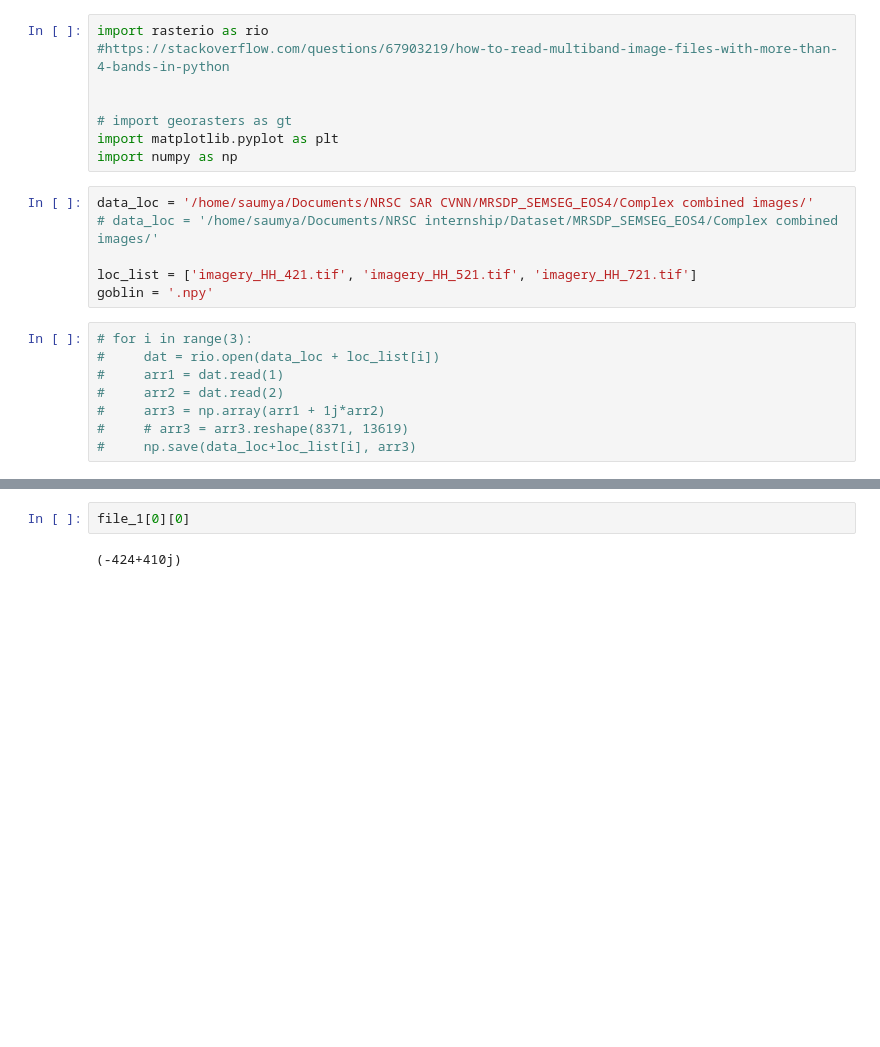
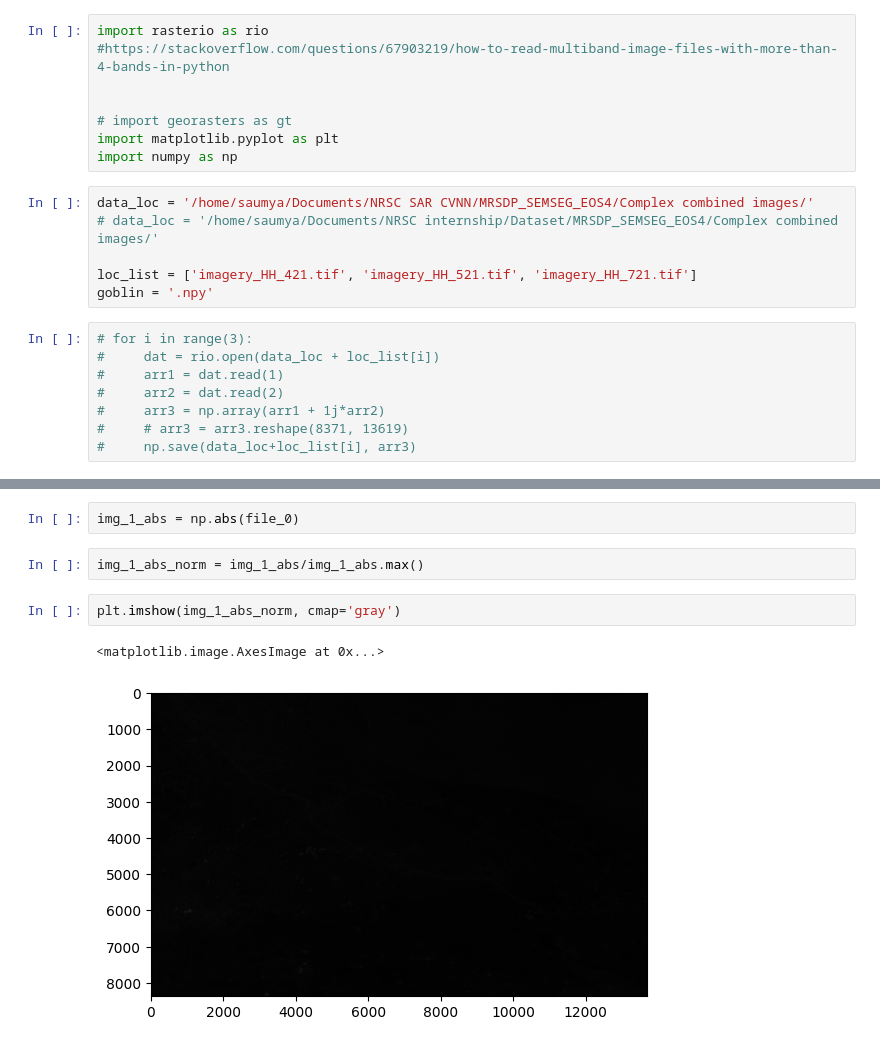
Before and after one commit to CaffineAddic/Complex-Value-Neural-Network-for-SAR-images-, a Jupyter notebook: Reading_tif_as_cmplx.ipynb, the cells around one changed output, grey strips where cells are left out. Drawn from its saved outputs; the diff is of its cells as text; blank space fills up the shorter version.

```diff
--- a/Reading_tif_as_cmplx.ipynb
+++ b/Reading_tif_as_cmplx.ipynb
@@ -31,4 +30,9 @@ rio
-# %%
-file_1[0][0]
-# %% [output]
-(-424+410j)
+# %%
+img_1_abs = np.abs(file_0)
+# %%
+img_1_abs_norm = img_1_abs/img_1_abs.max()
+# %%
+plt.imshow(img_1_abs_norm, cmap='gray')
+# %% [output]
+<matplotlib.image.AxesImage at 0x...>
+[figure, added]
```
Also changed, not shown: parts of 3 cells of this notebook.
